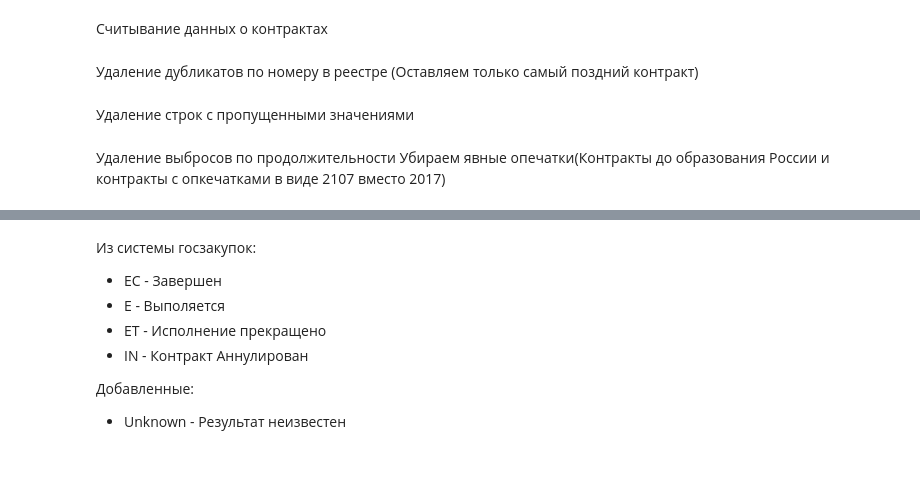
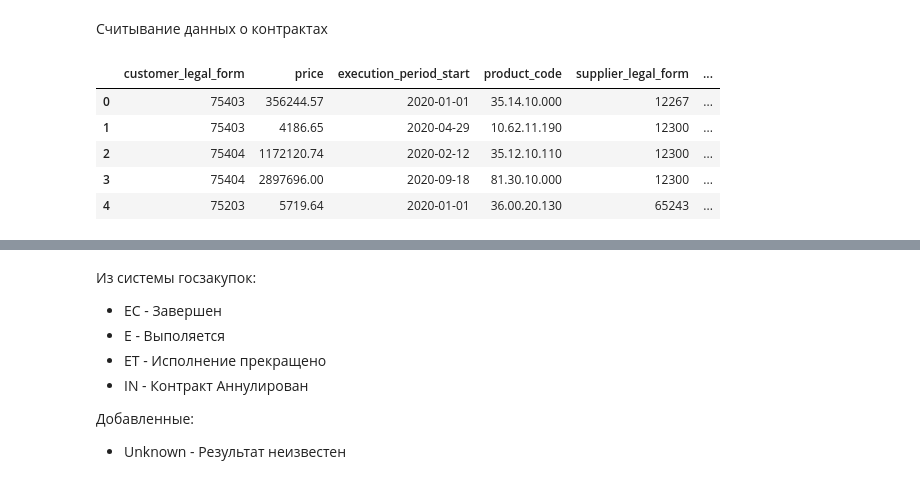
Before and after one commit to danil99152/prediction-of-government-tenders, a Jupyter notebook: forecasting_future_contract_stage.ipynb, the cells around one changed output, grey strips where cells are left out. Saved outputs shown, nothing was run; the diff lists cells and outputs as text; code cells hidden in the pictures.

```diff
--- a/forecasting_future_contract_stage.ipynb
+++ b/forecasting_future_contract_stage.ipynb
@@ -122,20 +122,18 @@ To: /content/contract_stages.csv
 # %%
 contract_path = 'contracts.csv'
 dtypes = {'product_code' : 'category',
-          'customer_inn' : 'category',
           'customer_legal_form' : 'category',
-          'supplier_inn' : 'category',
           'supplier_legal_form' : 'category',
-          'current_contract_stage' : 'category',
-          'reg_num' : 'string'}
-parse_dates = ['publish_date',
-               'execution_period_end',
-               'execution_period_start',
-               'supplier_registration_date']
+          'current_contract_stage' : 'category'}
+parse_dates = ['execution_period_start']
 data = pd.read_csv(contract_path, dtype = dtypes, parse_dates = parse_dates, infer_datetime_format = True)
 gc.collect()
 data['execution_period_start'] = pd.to_datetime(data['execution_period_start'], format = "%Y-%m-%d", errors = 'coerce')
-data['execution_period_end'] = pd.to_datetime(data['execution_period_end'], format = "%Y-%m-%d", errors = 'coerce')
-data['supplier_registration_date'] = pd.to_datetime(data['supplier_registration_date'], format = "%Y-%m-%d", errors = 'coerce')
+data.head()
+# %% [output]
+|  | customer_legal_form | price | execution_period_start | product_code | supplier_legal_form | ... |
+| 0 | 75403 | 356244.57 | 2020-01-01 | 35.14.10.000 | 12267 | ... |
+| 1 | 75403 | 4186.65 | 2020-04-29 | 10.62.11.190 | 12300 | ... |
+| 2 | 75404 | 1172120.74 | 2020-02-12 | 35.12.10.110 | 12300 | ... |
+| 3 | 75404 | 2897696.00 | 2020-09-18 | 81.30.10.000 | 12300 | ... |
+| 4 | 75203 | 5719.64 | 2020-01-01 | 36.00.20.130 | 65243 | ... |
-# %% [markdown]
-Удаление дубликатов по номеру в реестре (Оставляем только самый поздний контракт)
@@ -145,2 +139,0 @@ data.drop_duplicates(['reg_num'], inplace = True)
-# %% [markdown]
-Удаление строк с пропущенными значениями
@@ -149,3 +139,0 @@ data.dropna(inplace = True)
-# %% [markdown]
-Удаление выбросов по продолжительности
-Убираем явные опечатки(Контракты до образования России и контракты с опкечатками в виде 2107 вместо 2017)
```
Also changed, not shown: parts of 22 cells of this notebook.
